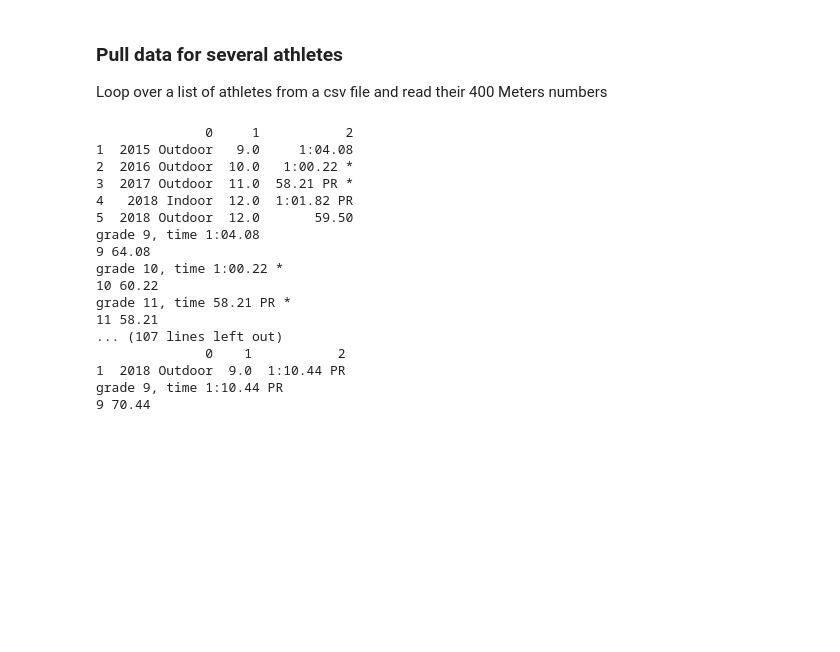
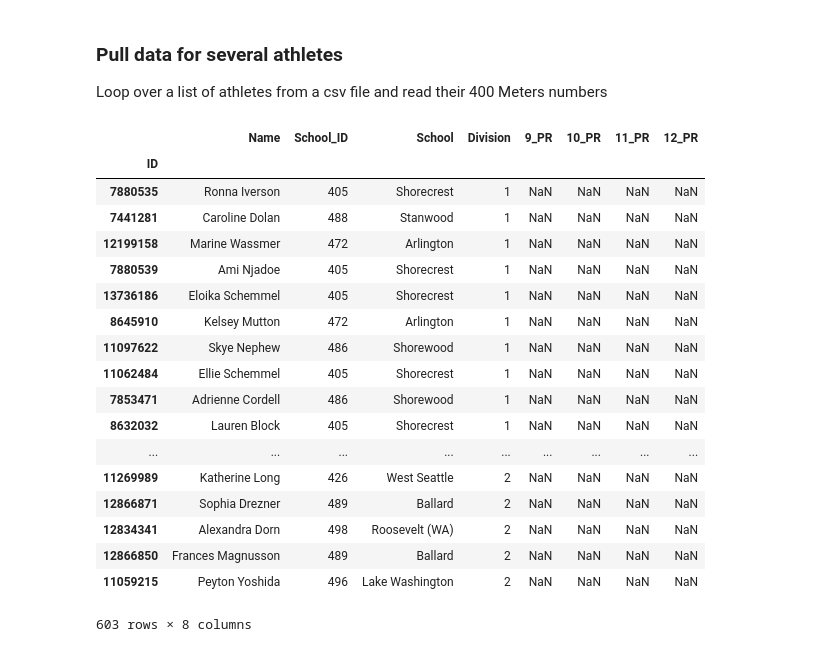
Before and after one commit to Stitchmaker/Metis_Bootcamp, a Jupyter notebook: Luther_Project/Project_Luther_athletes.ipynb, the cells around one changed output. Cells and saved outputs as stored; diff of their text form; code cells hidden in the pictures; blank space fills up the shorter version.

```diff
--- a/Luther_Project/Project_Luther_athletes.ipynb
+++ b/Luther_Project/Project_Luther_athletes.ipynb
@@ -81,8 +108,28 @@ athlete_list = pd.read_csv(file)
+# %%
+all_data
+# %% [output]
+|  | Name | School_ID | School | Division | 9_PR | 10_PR | 11_PR | 12_PR |
+| ID |  |  |  |  |  |  |  |  |
+| 7880535 | Ronna Iverson | 405 | Shorecrest | 1 | NaN | NaN | NaN | NaN |
+| 7441281 | Caroline Dolan | 488 | Stanwood | 1 | NaN | NaN | NaN | NaN |
+| 12199158 | Marine Wassmer | 472 | Arlington | 1 | NaN | NaN | NaN | NaN |
+| 7880539 | Ami Njadoe | 405 | Shorecrest | 1 | NaN | NaN | NaN | NaN |
+| 13736186 | Eloika Schemmel | 405 | Shorecrest | 1 | NaN | NaN | NaN | NaN |
+| 8645910 | Kelsey Mutton | 472 | Arlington | 1 | NaN | NaN | NaN | NaN |
+| 11097622 | Skye Nephew | 486 | Shorewood | 1 | NaN | NaN | NaN | NaN |
+| 11062484 | Ellie Schemmel | 405 | Shorecrest | 1 | NaN | NaN | NaN | NaN |
+| 7853471 | Adrienne Cordell | 486 | Shorewood | 1 | NaN | NaN | NaN | NaN |
+| 8632032 | Lauren Block | 405 | Shorecrest | 1 | NaN | NaN | NaN | NaN |
+| ... | ... | ... | ... | ... | ... | ... | ... | ... |
+| 11269989 | Katherine Long | 426 | West Seattle | 2 | NaN | NaN | NaN | NaN |
+| 12866871 | Sophia Drezner | 489 | Ballard | 2 | NaN | NaN | NaN | NaN |
+| 12834341 | Alexandra Dorn | 498 | Roosevelt (WA) | 2 | NaN | NaN | NaN | NaN |
+| 12866850 | Frances Magnusson | 489 | Ballard | 2 | NaN | NaN | NaN | NaN |
+| 11059215 | Peyton Yoshida | 496 | Lake Washington | 2 | NaN | NaN | NaN | NaN |
+603 rows × 8 columns
 # %%
-all_data = athlete_list[['ID','Name','School']]
 
-for ID in athlete_list['ID']:
-#    print(all_data[all_data['ID'==ID]])
+for ID, row in all_data.iterrows():
     ID_str = str(ID)
     url = 'https://www.athletic.net/TrackAndField/Athlete.aspx?AID='+ID_str+'#!/L0'
     r = requests.get(url, headers=header)
@@ -90,31 +137,21 @@ for ID in athlete_list['ID']:
     for df in dfs:
         if df[0][0] == '400 Meters':
             df.drop(df.index[0:1],inplace=True)
-            print(df)
             for index, row in df.iterrows():
                 if 'Indoor' not in str(row[0]):
-                    print(f"grade {int(row[1])}, time {row[2]}")
-                    grade = int(row[1])
+                    # print(f"grade {int(row[1])}, time {row[2]}")
+                    #row[1]= str(row[1]).replace('-','')
+                    g = str(row[1])
+                    g = g.replace('-','')
+                    g = g.replace('.0','')
+
+                    #print(ID_str,g)
+                    if (g == '9' or g == '10' or g == '11' or g == '12'):
+                        #grade = str(int(row[1]))
+                        grade = g
+
+                    else:
+                        grade = '0'
                     time = cleantime(str(row[2]))
-                    print(grade,time)
-#                print(row[1],row[2],row[3],row[4])
-#            (athlete_list[athlete_list['Name'] == 'Caroline Dolan']
-#             ['times']=df)
+                    # print(grade,time)
+                    all_data.at[ID,grade+"_PR"] = time
-# %% [output]
-              0     1           2
-1  2015 Outdoor   9.0     1:04.08
-2  2016 Outdoor  10.0   1:00.22 *
-3  2017 Outdoor  11.0  58.21 PR *
-4   2018 Indoor  12.0  1:01.82 PR
-5  2018 Outdoor  12.0       59.50
-grade 9, time 1:04.08
-9 64.08
-grade 10, time 1:00.22 *
-10 60.22
-grade 11, time 58.21 PR *
-11 58.21
-... (107 lines left out)
-              0    1           2
-1  2018 Outdoor  9.0  1:10.44 PR
-grade 9, time 1:10.44 PR
-9 70.44
```
Also changed, not shown: parts of 12 cells of this notebook.
